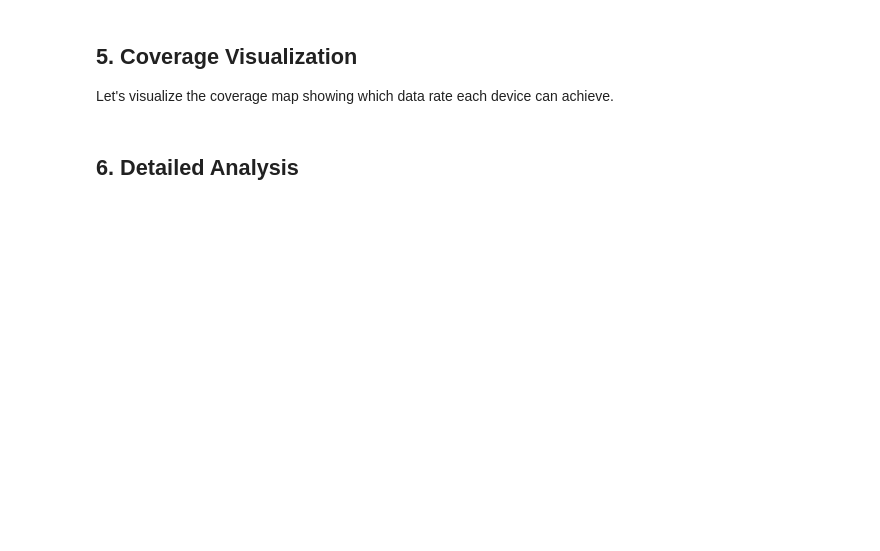
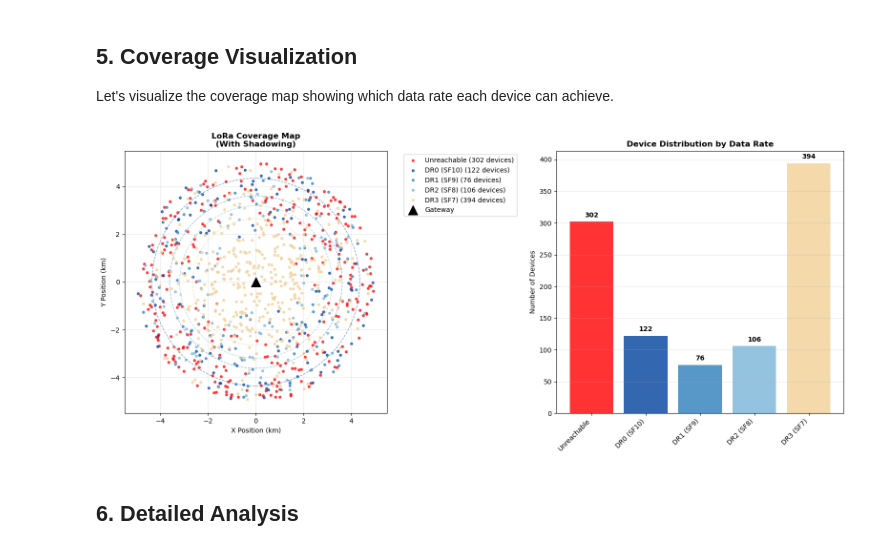
Before and after one commit to samerlahoud/wiot, a Jupyter notebook: lora_coverage_notebook.ipynb, the cells around one changed output. Drawn from its saved outputs; the diff is of its cells as text; code cells hidden in the pictures; blank space fills up the shorter version.

```diff
--- a/lora_coverage_notebook.ipynb
+++ b/lora_coverage_notebook.ipynb
@@ -205,45 +223,37 @@ for i, row in dr_params.iterrows():
 
 ax1.legend(bbox_to_anchor=(1.05, 1), loc='upper left')
 ax1.set_title(f"LoRa Coverage Map\n({'With' if include_shadowing else 'Without'} Shadowing)", fontsize=12, fontweight='bold')
 ax1.set_xlabel("X Position (km)")
 ax1.set_ylabel("Y Position (km)")
 ax1.set_aspect('equal')
 ax1.grid(True, alpha=0.3)
 ax1.set_xlim(-radius*1.1, radius*1.1)
 ax1.set_ylim(-radius*1.1, radius*1.1)
 
 # Plot 2: Device distribution by DR
 dr_counts = pd.Series(assigned_dr).value_counts().sort_index()
 dr_labels = [labels[i] if i >= 0 else labels[4] for i in dr_counts.index]
 dr_colors = [colors[i] if i >= 0 else colors[4] for i in dr_counts.index]
 
 bars = ax2.bar(range(len(dr_counts)), dr_counts.values, color=dr_colors, alpha=0.8)
 ax2.set_xticks(range(len(dr_counts)))
 ax2.set_xticklabels(dr_labels, rotation=45, ha='right')
 ax2.set_ylabel("Number of Devices")
 ax2.set_title("Device Distribution by Data Rate", fontweight='bold')
 ax2.grid(True, alpha=0.3, axis='y')
 
 # Add value labels on bars
 for bar, count in zip(bars, dr_counts.values):
     height = bar.get_height()
     ax2.text(bar.get_x() + bar.get_width()/2., height + 5,
-             f'{count}\n({count/num_devices*100:.1f}%)',
+             f'{count}',
+             #\n({count/num_devices*100:.1f}%)',
              ha='center', va='bottom', fontweight='bold')
 
 plt.tight_layout()
 plt.show()
-
-# Print summary statistics
-print("\n📈 Coverage Summary:")
-coverage_pct = (assigned_dr >= 0).sum() / num_devices * 100
-print(f"Overall Coverage: {coverage_pct:.1f}%")
-print(f"Unreachable devices: {(assigned_dr == -1).sum()} ({(assigned_dr == -1).sum()/num_devices*100:.1f}%)")
-
-if include_shadowing:
-    print(f"\n🌫️  Shadowing Impact:")
-    print(f"Average shadowing: {np.mean(shadowing):.1f} dB")
-    print(f"Shadowing range: {np.min(shadowing):.1f} to {np.max(shadowing):.1f} dB")
+# %% [output]
+[figure, added]
 # %% [markdown]
 ## 6. Detailed Analysis
 # %%
```
Also changed, not shown: parts of 10 cells of this notebook.
